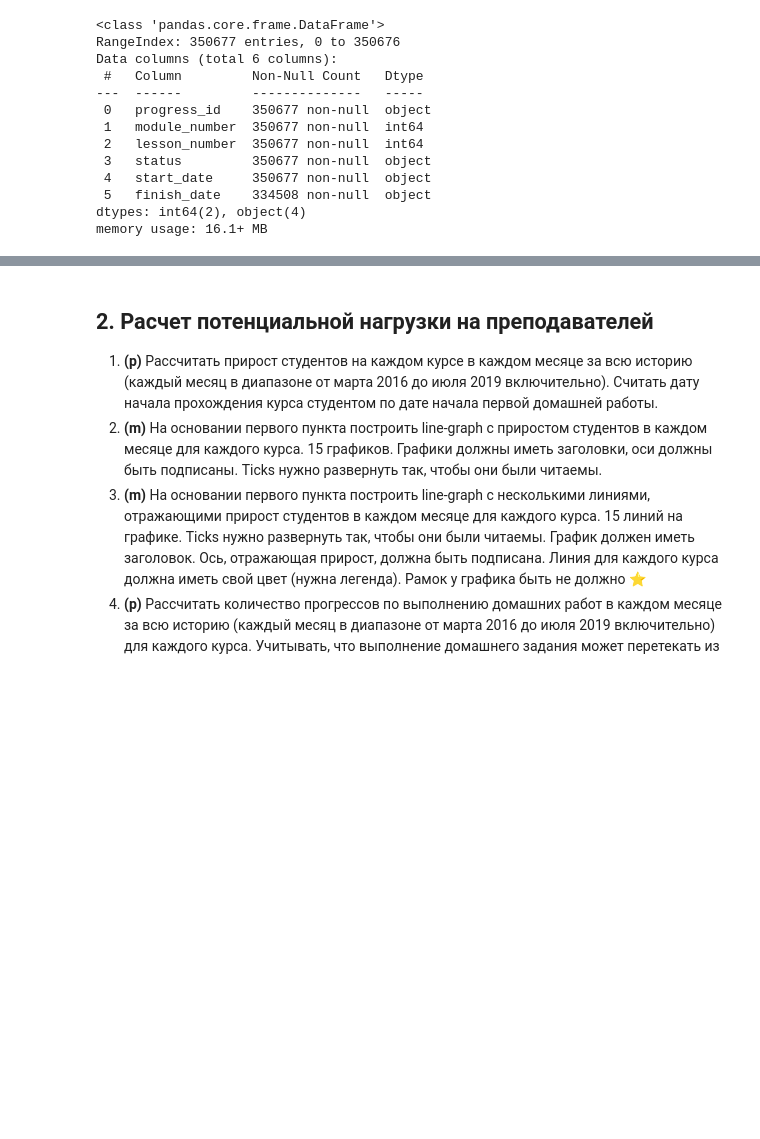
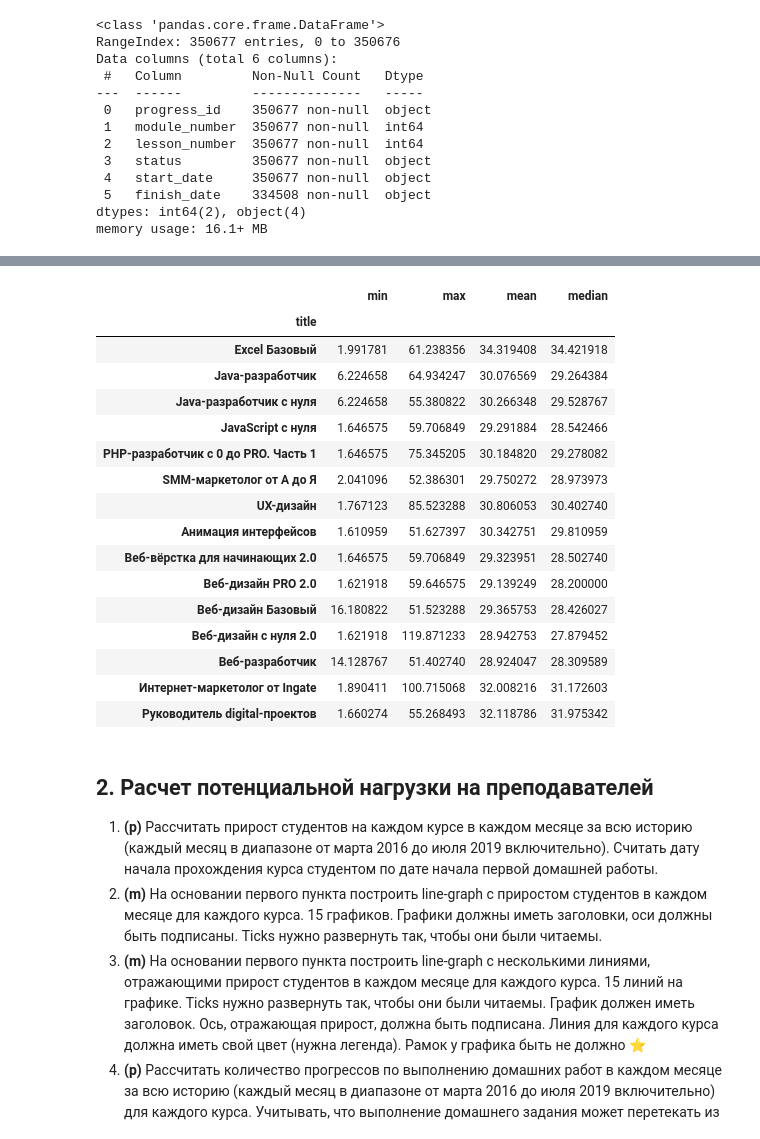
Before and after one commit to vegorovmsk/skillbox_ds_analytics_project_1, a Jupyter notebook: Coursework_analytics_1.ipynb, the cells around one changed output, grey strips where cells are left out. Cells and saved outputs as stored; diff of their text form; code cells hidden in the pictures; blank space fills up the shorter version.

```diff
--- a/Coursework_analytics_1.ipynb
+++ b/Coursework_analytics_1.ipynb
@@ -209,0 +409,4 @@ memory usage: 16.1+ MB
+# %%
+students_real_bithdays = students_df[(students_df.birthday > '1900-01-01') & (students_df.birthday < '2020-01-01')]
+# %%
+students_real_bithdays.loc[:, 'birthday'] = students_real_bithdays.loc[:, 'birthday'].apply(pd.to_datetime)
@@ -209,0 +419,4 @@ memory usage: 16.1+ MB
+# %%
+students_real_bithdays.loc[:, 'age'] = pd.to_datetime('2020-08-24') - students_real_bithdays['birthday']
+
+students_real_bithdays.loc[:, 'age'] = students_real_bithdays.loc[:, 'age'] / timedelta(days=365)
@@ -209,0 +465,8 @@ memory usage: 16.1+ MB
+# %%
+# минимальный, максимальный, средний, медианный возраст студентов на каждом курсе
+
+student_courses_df = students_real_bithdays.merge(progresses_df, how='left', left_on='id', right_on='student_id', suffixes=('_stud', '_prog'))
+student_courses_df = student_courses_df.merge(courses_df, how='left', left_on='course_id', right_on='id')
+student_courses_df.drop(columns=['id_prog', 'student_id', 'course_id', 'id', 'field'], inplace=True)
+student_courses_df.dropna(inplace=True)
+student_courses_df
@@ -210,3 +487,24 @@ memory usage: 16.1+ MB
+# %%
+ages_by_courses = student_courses_df.groupby('title')['age'].agg([min, max, 'mean', 'median'])
+ages_by_courses
+# %% [output]
+|  | min | max | mean | median |
+| title |  |  |  |  |
+| Excel Базовый | 1.991781 | 61.238356 | 34.319408 | 34.421918 |
+| Java-разработчик | 6.224658 | 64.934247 | 30.076569 | 29.264384 |
+| Java-разработчик c нуля | 6.224658 | 55.380822 | 30.266348 | 29.528767 |
+| JavaScript с нуля | 1.646575 | 59.706849 | 29.291884 | 28.542466 |
+| PHP-разработчик с 0 до PRO. Часть 1 | 1.646575 | 75.345205 | 30.184820 | 29.278082 |
+| SMM-маркетолог от А до Я | 2.041096 | 52.386301 | 29.750272 | 28.973973 |
+| UX-дизайн | 1.767123 | 85.523288 | 30.806053 | 30.402740 |
+| Анимация интерфейсов | 1.610959 | 51.627397 | 30.342751 | 29.810959 |
+| Веб-вёрстка для начинающих 2.0 | 1.646575 | 59.706849 | 29.323951 | 28.502740 |
+| Веб-дизайн PRO 2.0 | 1.621918 | 59.646575 | 29.139249 | 28.200000 |
+| Веб-дизайн Базовый | 16.180822 | 51.523288 | 29.365753 | 28.426027 |
+| Веб-дизайн с нуля 2.0 | 1.621918 | 119.871233 | 28.942753 | 27.879452 |
+| Веб-разработчик | 14.128767 | 51.402740 | 28.924047 | 28.309589 |
+| Интернет-маркетолог от Ingate | 1.890411 | 100.715068 | 32.008216 | 31.172603 |
+| Руководитель digital-проектов | 1.660274 | 55.268493 | 32.118786 | 31.975342 |
 # %% [markdown]
 ## 2. Расчет потенциальной нагрузки на преподавателей
 
```
Also changed, not shown: parts of 27 cells of this notebook.
